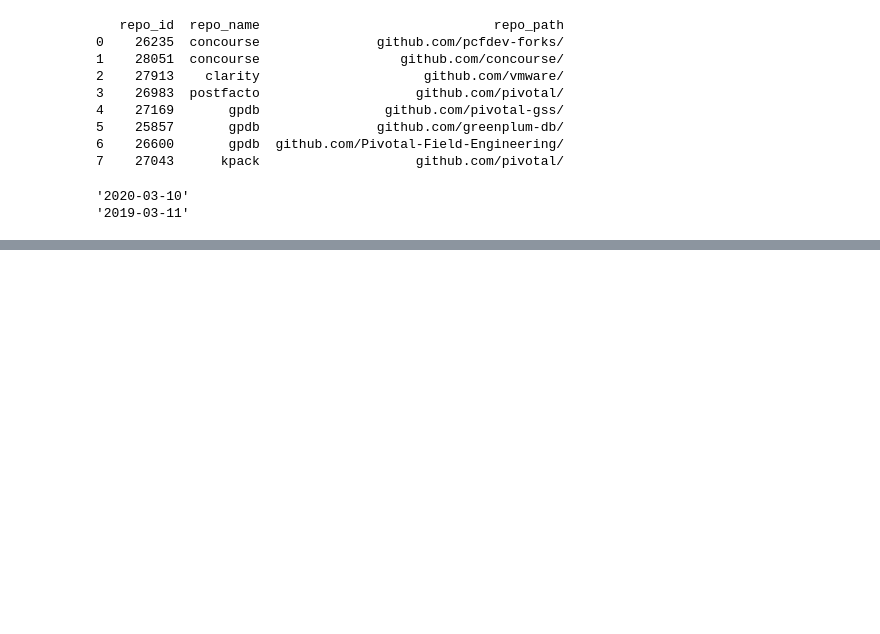
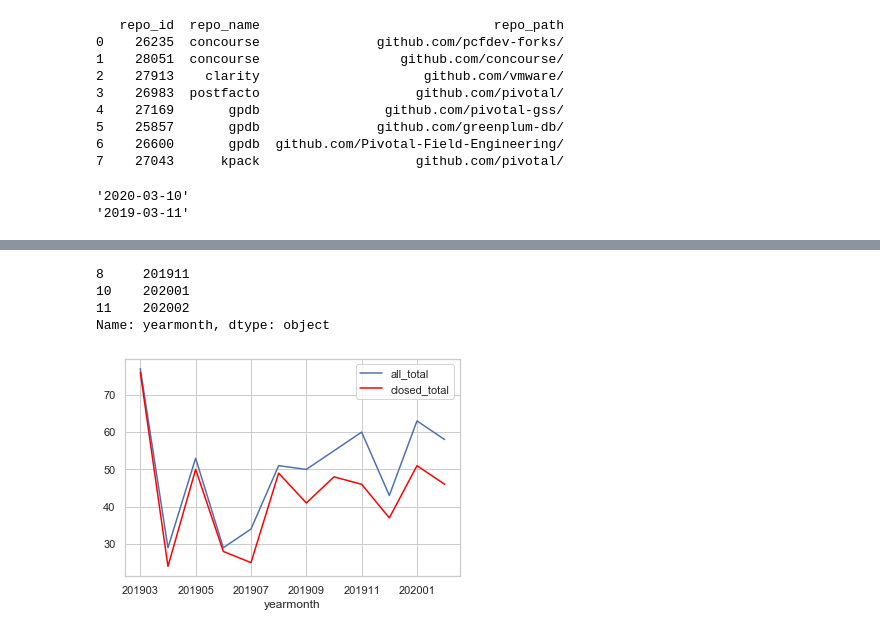
Before and after one commit to Hsingh2096/Hsingh2096, a Jupyter notebook: code/dawn_project_health.ipynb, the cells around one changed output, grey strips where cells are left out. Saved outputs shown, nothing was run; the diff lists cells and outputs as text; code cells hidden in the pictures; blank space fills up the shorter version.

```diff
--- a/code/dawn_project_health.ipynb
+++ b/code/dawn_project_health.ipynb
@@ -377,0 +393,17 @@ print((pr_slopeDF['all_total'] - pr_slopeDF['closed_total']).median())
+# %%
+# Months at risk
+print(pr_slopeDF.loc[pr_slopeDF['diff'] > (pr_slopeDF['all_total'] - pr_slopeDF['closed_total']).quantile(.65), 'yearmonth'])
+# %% [output]
+8     201911
+10    202001
+11    202002
+Name: yearmonth, dtype: object
+# %%
+ax = plt.gca()
+
+pr_slopeDF.plot(kind='line',x='yearmonth',y='all_total', ax=ax)
+pr_slopeDF.plot(kind='line',x='yearmonth',y='closed_total', color='red', ax=ax)
+
+plt.show()
+# %% [output]
+[figure, added]
```
Also changed, not shown: parts of 7 cells of this notebook.
